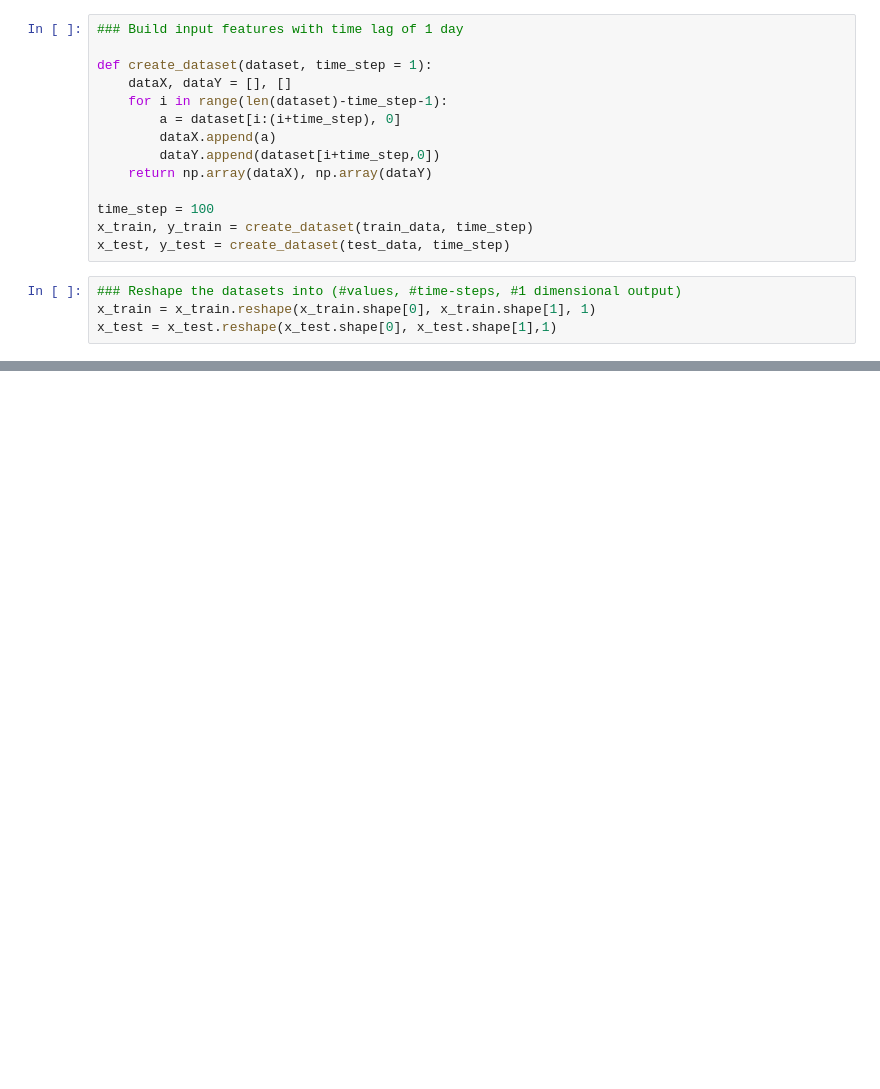
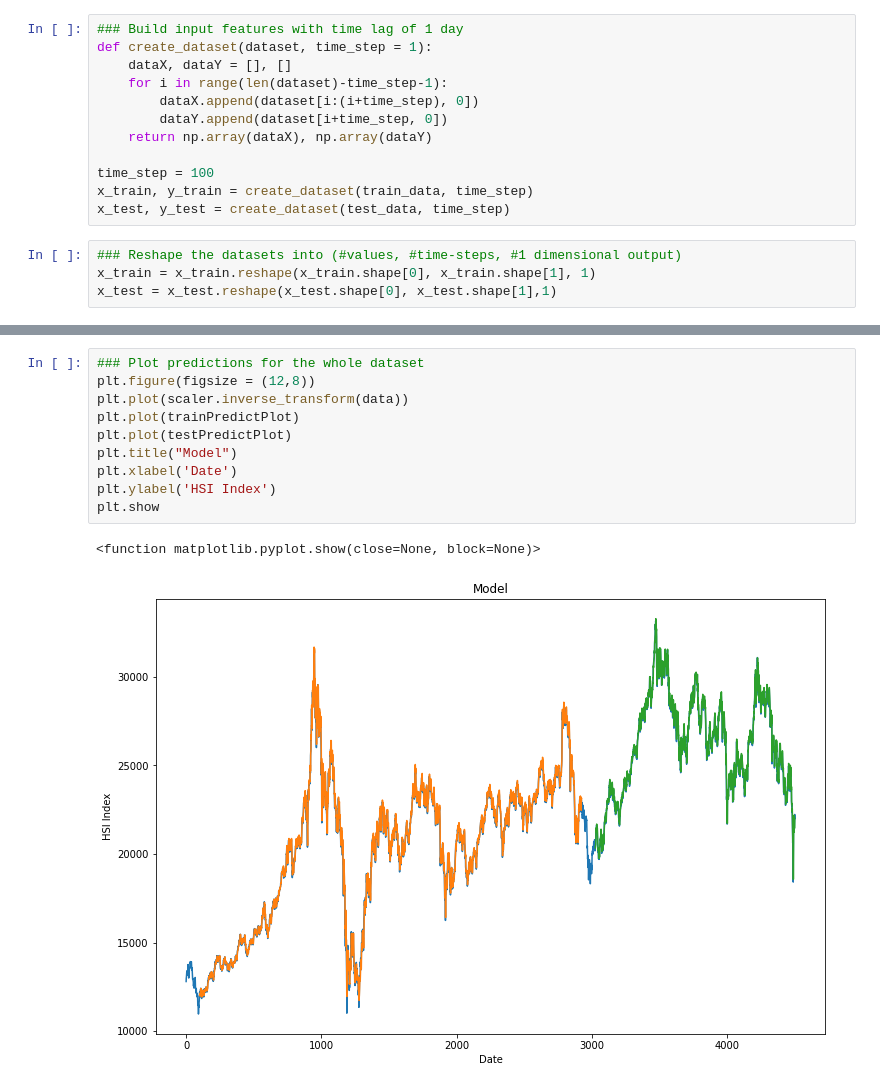
Before and after one commit to Lihua-Xiao/KeyCodes, a Jupyter notebook: Financial data.ipynb, the cells around one changed output, grey strips where cells are left out. Saved outputs shown, nothing was run; the diff lists cells and outputs as text; blank space fills up the shorter version.

```diff
--- a/Financial data.ipynb
+++ b/Financial data.ipynb
@@ -30,13 +42,11 @@ test_size = len(data)-training_size
 train_data, test_data = data[0:training_size,:], data[training_size:len(data),:]
 # %%
 ### Build input features with time lag of 1 day
-
 def create_dataset(dataset, time_step = 1):
     dataX, dataY = [], []
     for i in range(len(dataset)-time_step-1):
-        a = dataset[i:(i+time_step), 0]
-        dataX.append(a)
-        dataY.append(dataset[i+time_step,0])
+        dataX.append(dataset[i:(i+time_step), 0])
+        dataY.append(dataset[i+time_step, 0])
     return np.array(dataX), np.array(dataY)
 
 time_step = 100
@@ -166,0 +144,13 @@ plt.show
+# %%
+### Plot predictions for the whole dataset
+plt.figure(figsize = (12,8))
+plt.plot(scaler.inverse_transform(data))
+plt.plot(trainPredictPlot)
+plt.plot(testPredictPlot)
+plt.title("Model")
+plt.xlabel('Date')
+plt.ylabel('HSI Index')
+plt.show
+# %% [output]
+<function matplotlib.pyplot.show(close=None, block=None)>
+[figure, added]
```
Also changed, not shown: parts of 16 cells of this notebook, 1 other file.
